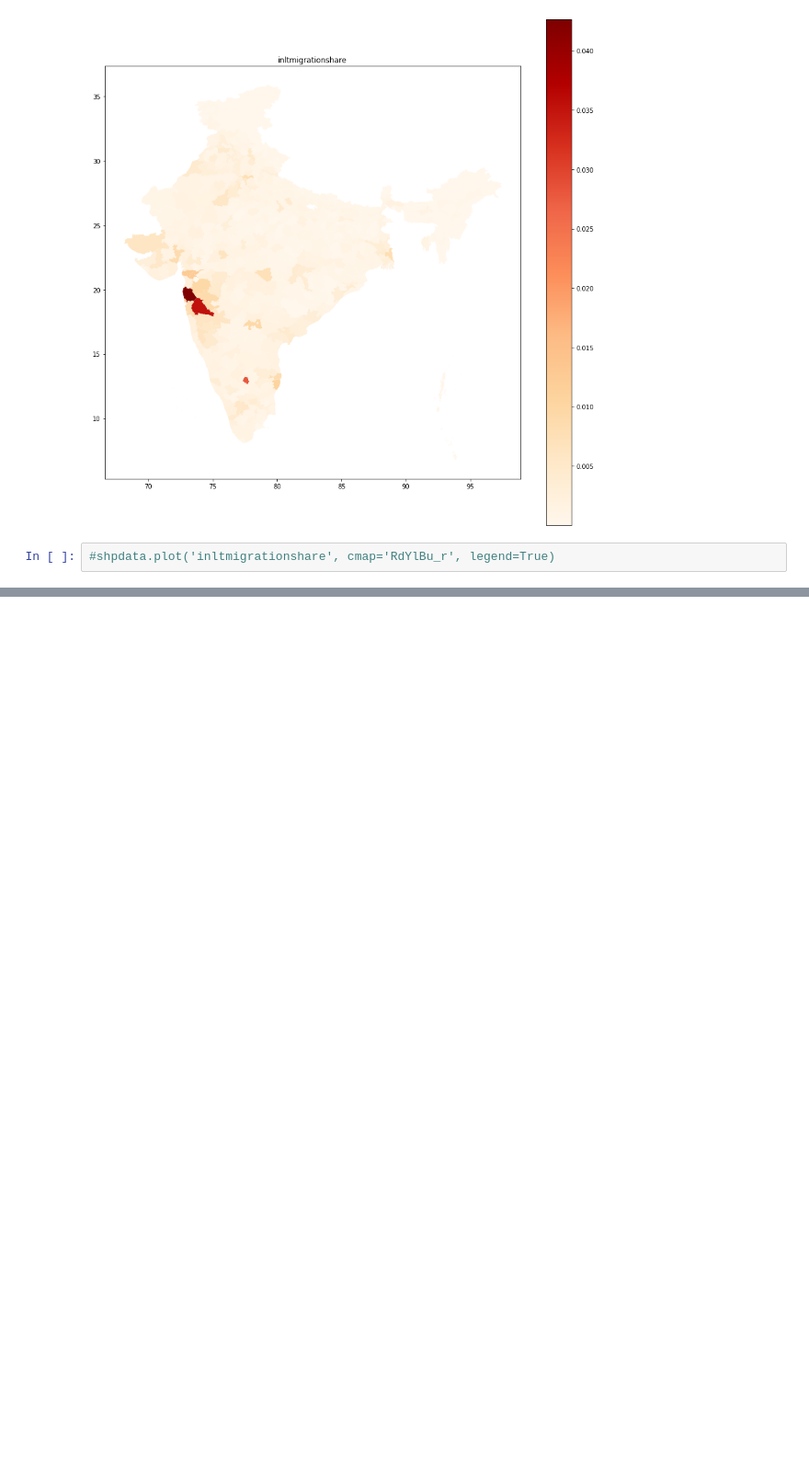
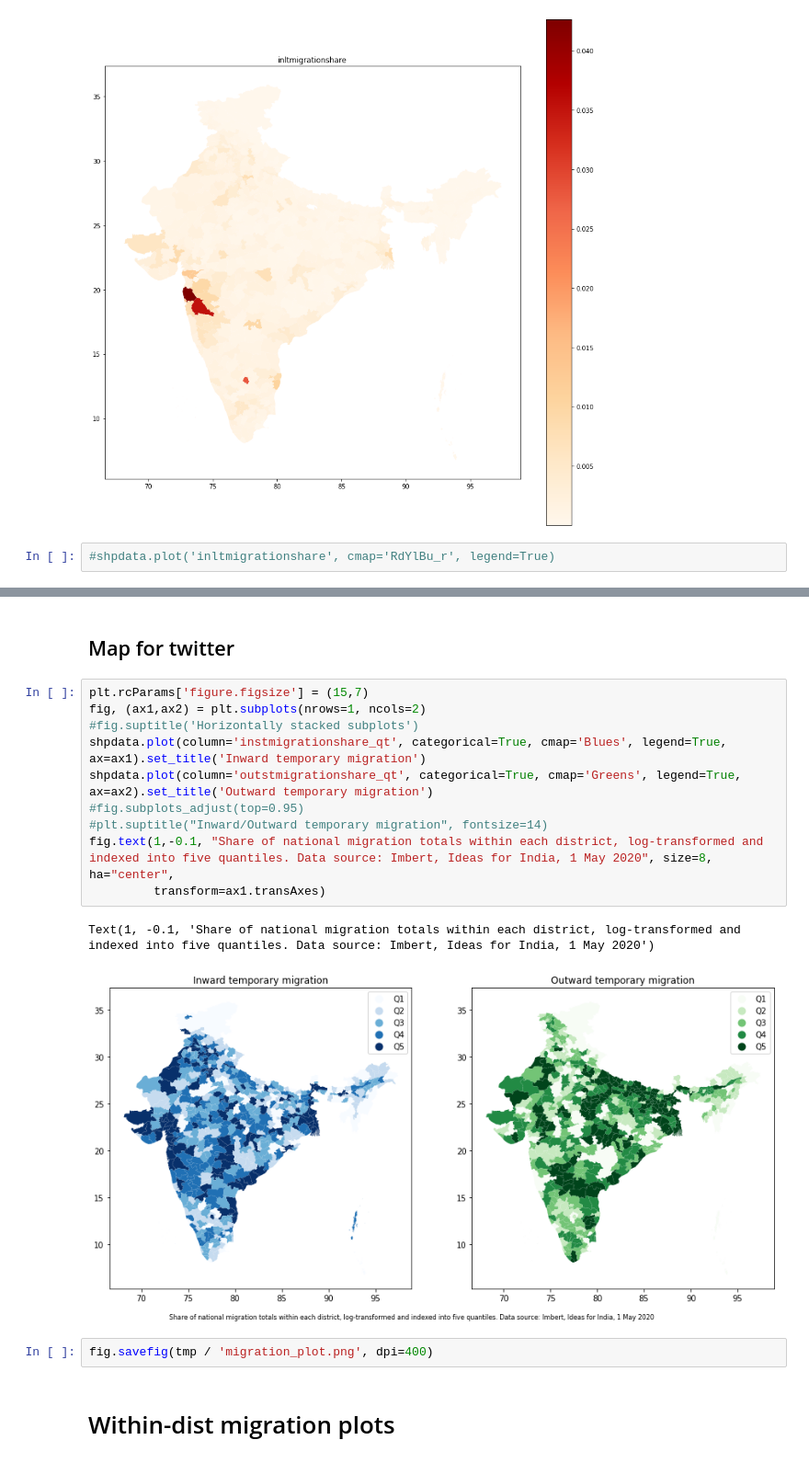
Before and after one commit to devdatalab/covid, a Jupyter notebook: e/explore_migration.ipynb, the cells around one changed output, grey strips where cells are left out. Shown at 92% size. Cells and saved outputs as stored; diff of their text form; blank space fills up the shorter version.

```diff
--- a/e/explore_migration.ipynb
+++ b/e/explore_migration.ipynb
@@ -30,0 +65,19 @@ Text(0.5, 1.0, 'inltmigrationshare')
+# %% [markdown]
+## Map for twitter
+# %%
+plt.rcParams['figure.figsize'] = (15,7)
+fig, (ax1,ax2) = plt.subplots(nrows=1, ncols=2)
+#fig.suptitle('Horizontally stacked subplots')
+shpdata.plot(column='instmigrationshare_qt', categorical=True, cmap='Blues', legend=True, ax=ax1).set_title('Inward temporary migration')
+shpdata.plot(column='outstmigrationshare_qt', categorical=True, cmap='Greens', legend=True, ax=ax2).set_title('Outward temporary migration')
+#fig.subplots_adjust(top=0.95)
+#plt.suptitle("Inward/Outward temporary migration", fontsize=14)
+fig.text(1,-0.1, "Share of national migration totals within each district, log-transformed and indexed into five quantiles. Data source: Imbert, Ideas for India, 1 May 2020", size=8, ha="center",
+         transform=ax1.transAxes)
+# %% [output]
+Text(1, -0.1, 'Share of national migration totals within each district, log-transformed and indexed into five quantiles. Data source: Imbert, Ideas for India, 1 May 2020')
+[figure, added]
+# %%
+fig.savefig(tmp / 'migration_plot.png', dpi=400)
+# %% [markdown]
+# Within-dist migration plots
```
Also changed, not shown: parts of 11 cells of this notebook, 1 other file.
